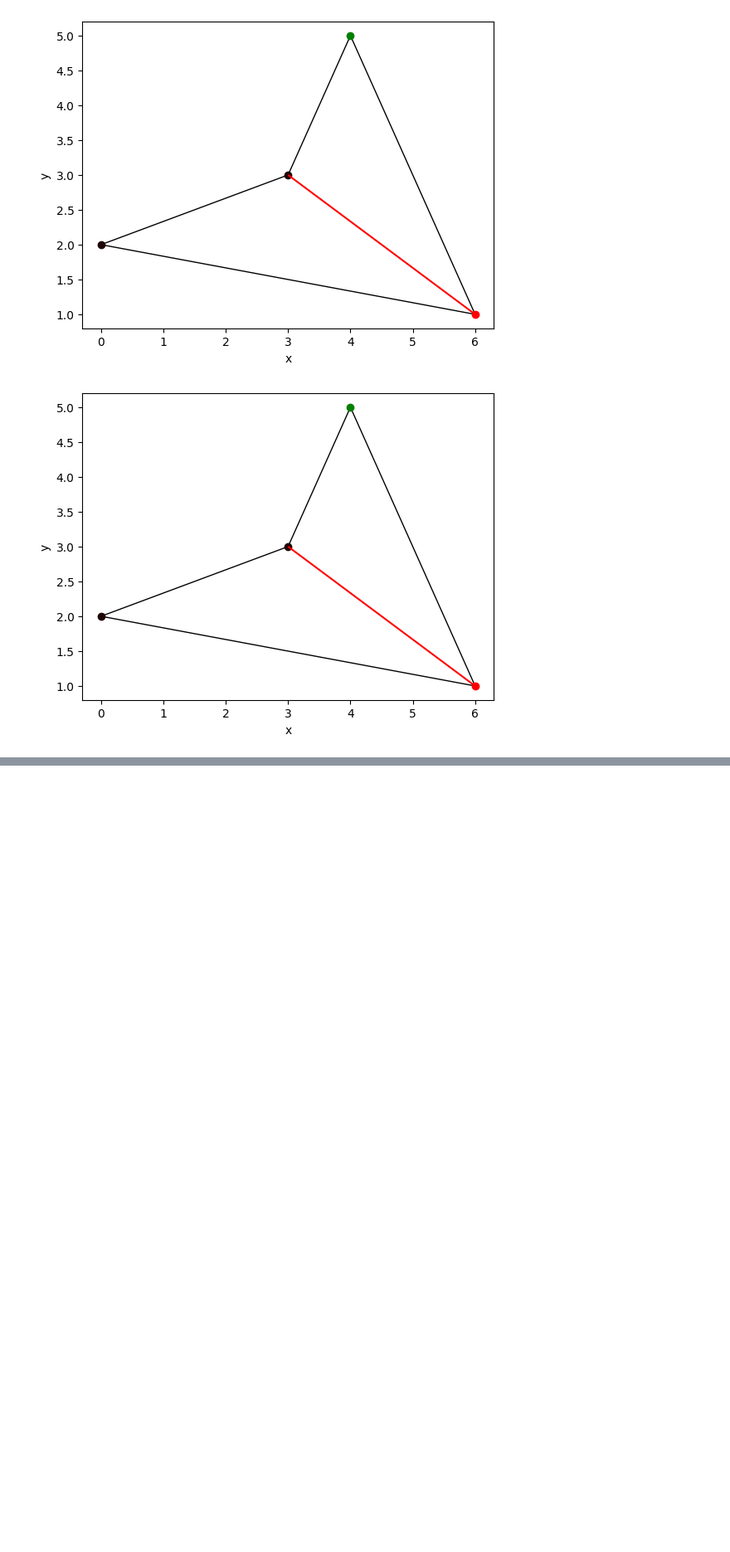
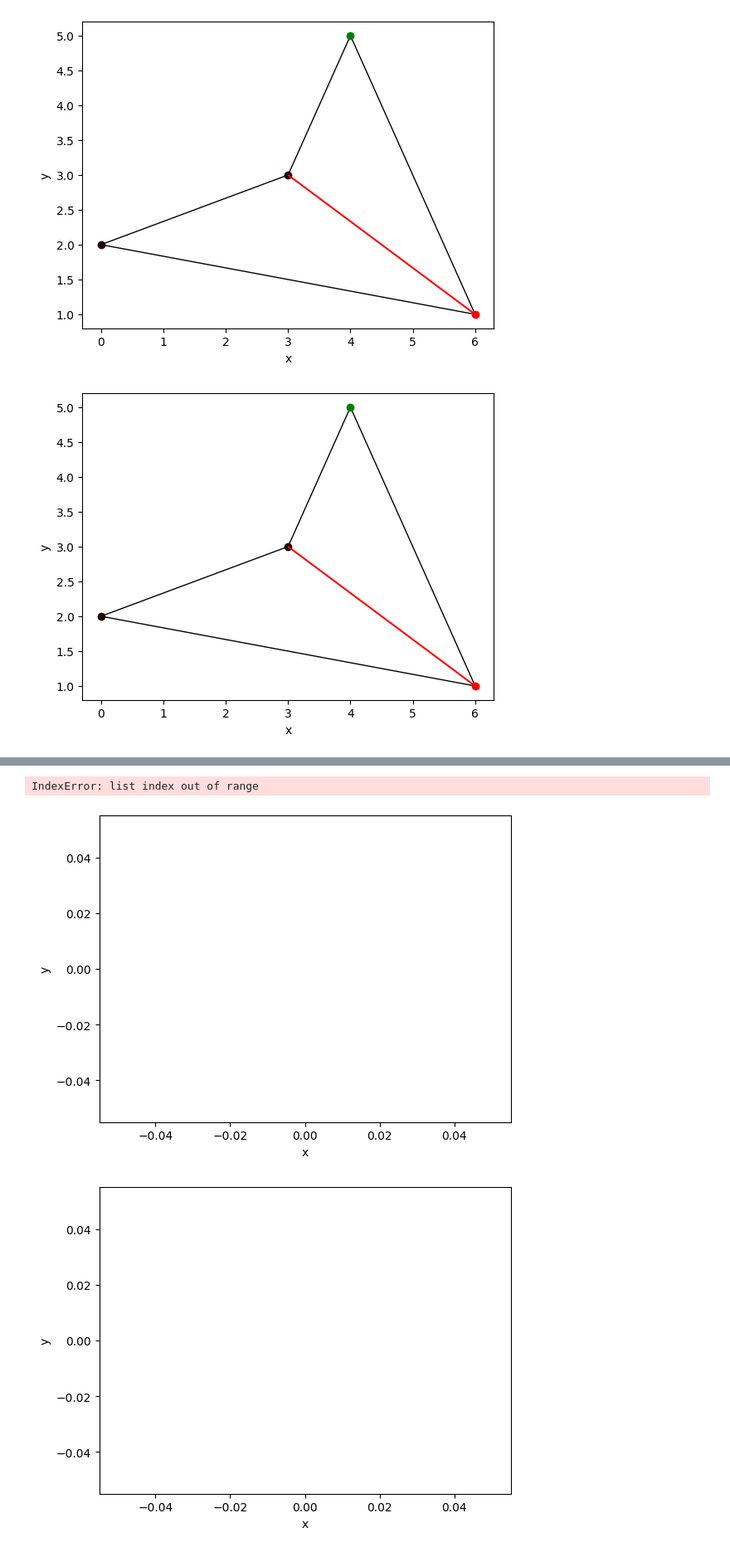
Before and after one commit to janekkodowanie/ComputationalGeometry, a Jupyter notebook: bitalg/lab3/kalęba_kod_3.ipynb, the cells around one changed output, grey strips where cells are left out. Shown at 83% size. Drawn from its saved outputs; the diff is of its cells as text; code cells hidden in the pictures; blank space fills up the shorter version.

```diff
--- a/bitalg/lab3/main.ipynb
+++ b/bitalg/lab3/kalęba_kod_3.ipynb
@@ -431,0 +493,10 @@ tri = triangulation(polygon)
+# %%
+polygon = custom_polygon()
+draw_polygon(polygon)
+draw_polygon_colors(polygon, color_vertex(polygon))
+tri = triangulation(polygon, True)
+draw_polygon_tri(polygon, [(polygon[x], polygon[y]) for (x, y) in tri])
+# %% [output]
+IndexError: list index out of range
+[figure, added]
+[figure, added]
```
Also changed, not shown: parts of 12 cells of this notebook, 2 other files.
